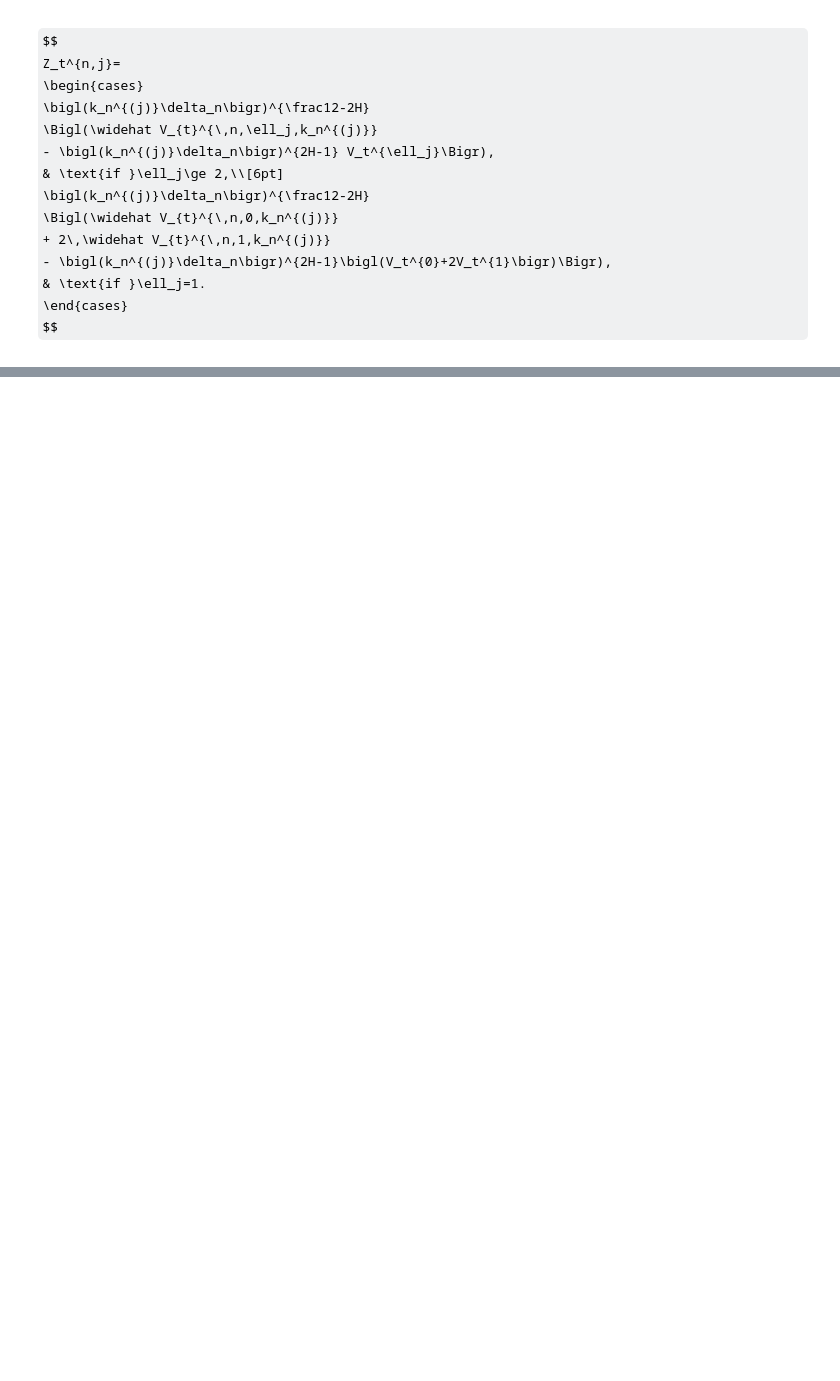
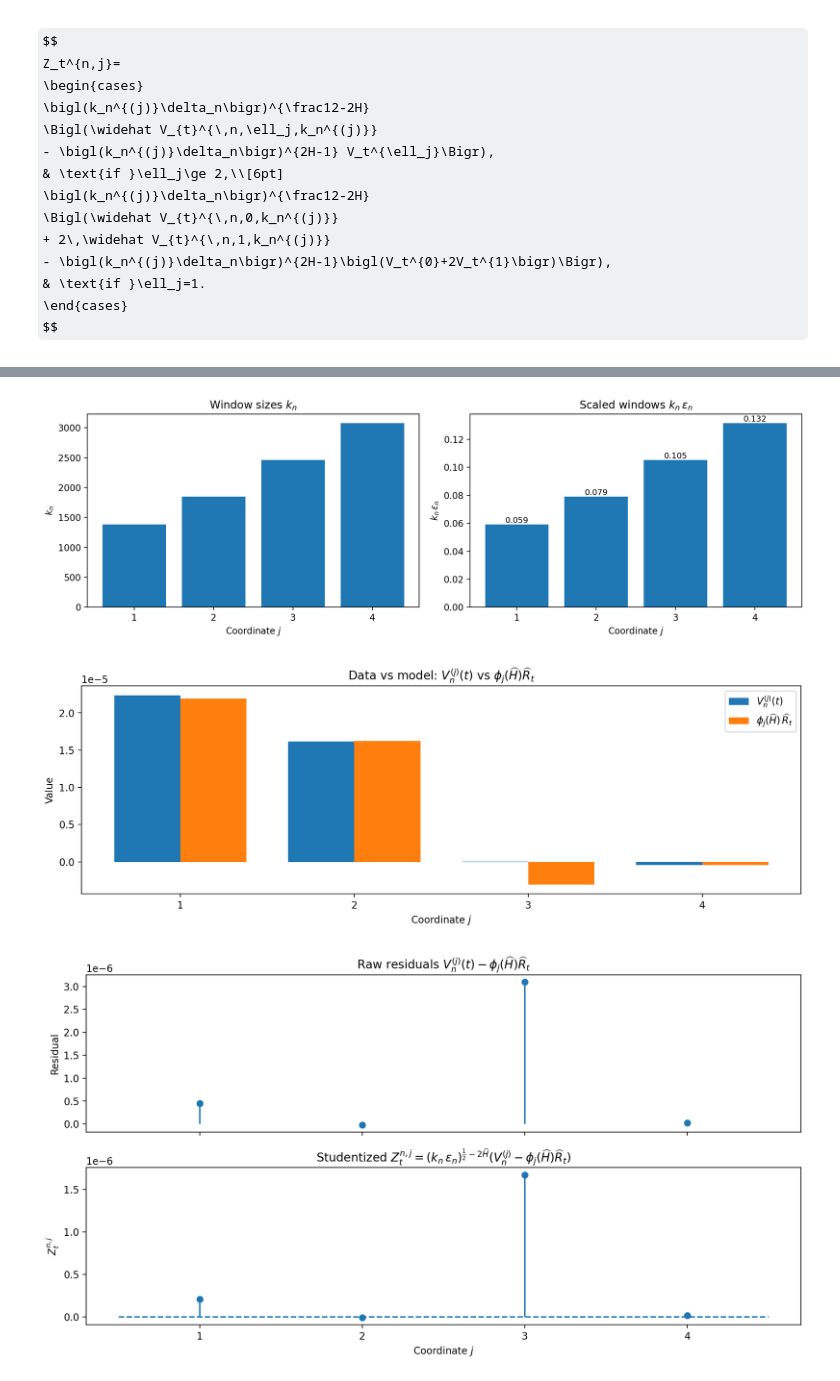
Before and after one commit to leo-ai-for-trading/hurst_inference, a Jupyter notebook: notebooks/robust-inf-v1.ipynb, the cells around one changed output, grey strips where cells are left out. Cells and saved outputs as stored; diff of their text form; code cells hidden in the pictures; some formulas as TeX source; blank space fills up the shorter version.

Commit message:
Plot correction

```diff
--- a/notebooks/robust-inf-v1.ipynb
+++ b/notebooks/robust-inf-v1.ipynb
@@ -1147,9 +1245,9 @@ def plot_gmm_results(res, setup=None, *, save=False, prefix="gmm_plots"):
 
     width = 0.38
     fig, ax = plt.subplots(figsize=(11, 4))
-    ax.bar(js - width/2, rV, width=width, label=r"$rV_n^{(j)}(t)$")
+    ax.bar(js - width/2, rV, width=width, label=r"$V_n^{(j)}(t)$")
     ax.bar(js + width/2, pred, width=width, label=rf"$\phi_j(\widehat{{H}})\,\widehat{{R}}_t$")
-    ax.set_title(r"Data vs model: $rV_n^{(j)}(t)$ vs $\phi_j(\widehat{H})\widehat{R}_t$")
+    ax.set_title(r"Data vs model: $V_n^{(j)}(t)$ vs $\phi_j(\widehat{H})\widehat{R}_t$")
     ax.set_xlabel("Coordinate $j$")
     ax.set_ylabel("Value")
     ax.set_xticks(js)
@@ -1161,14 +1259,14 @@ def plot_gmm_results(res, setup=None, *, save=False, prefix="gmm_plots"):
     fig, ax = plt.subplots(2, 1, figsize=(11, 6), sharex=True)
 
     stem_compat(ax[0], js, resid, basefmt=" ", linefmt="-", markerfmt="o")
-    ax[0].set_title(r"Raw residuals $rV_n^{(j)}(t) - \phi_j(\widehat{H})\widehat{R}_t$")
+    ax[0].set_title(r"Raw residuals $V_n^{(j)}(t) - \phi_j(\widehat{H})\widehat{R}_t$")
     ax[0].set_ylabel("Residual")
 
     stem_compat(ax[1], js, Z, basefmt=" ", linefmt="-", markerfmt="o")
     ax[1].hlines([0], js.min()-0.5, js.max()+0.5, linestyles="dashed")
     ax[1].set_title(
         rf"Studentized $Z_t^{{n,j}}=(k_n\,{mesh_math})^{{\frac{{1}}{{2}}-2\widehat{{H}}}}"
-        r"(rV_n^{(j)}-\phi_j(\widehat{H})\widehat{R}_t)$"
+        r"(V_n^{(j)}-\phi_j(\widehat{H})\widehat{R}_t)$"
     )
     ax[1].set_xlabel("Coordinate $j$")
     ax[1].set_ylabel(r"$Z_t^{n,j}$")
@@ -1193,7 +1291,7 @@ def plot_gmm_results(res, setup=None, *, save=False, prefix="gmm_plots"):
     plt.figure(figsize=(10, 4))
     plt.plot(H_grid, obj)
     plt.axvline(Hhat, linestyle="--")
-    plt.title(r"Objective profile $\|rV_n(t)-\phi(H)R(H)\|^2$ over $H$")
+    plt.title(r"Objective profile $\|V_n(t)-\phi(H)R(H)\|^2$ over $H$")
     plt.xlabel(r"$H$")
     plt.ylabel("Objective")
     plt.tight_layout()
@@ -1201,30 +1299,34 @@ def plot_gmm_results(res, setup=None, *, save=False, prefix="gmm_plots"):
     plt.show()
 
     Hs = np.linspace(0.05, 0.49, 300)
     Phi_curves = np.vstack([[phi_combo_fn(h, r) for h in Hs] for r in rhos])
     plt.figure(figsize=(10, 4))
     for i, r in enumerate(rhos):
         plt.plot(Hs, Phi_curves[i, :], label=rf"$\phi_{{\rho={r}}}(H)$")
     vals_at_hat = [phi_combo_fn(Hhat, r) for r in rhos]
     plt.scatter([Hhat] * len(rhos), vals_at_hat)
     plt.title(r"Deterministic kernels $\phi_\rho(H)$ for used lags")
     plt.xlabel(r"$H$")
     plt.ylabel(r"$\phi_\rho(H)$")
     plt.legend()
     plt.tight_layout()
     if save: plt.savefig(f"{prefix}_phi_curves.png", dpi=150)
     plt.show()
 
 
 try:
     get_ipython()
     import matplotlib_inline.backend_inline as _bi
     _bi.set_matplotlib_formats('retina')
 except Exception:
     pass
 
 if "res" not in globals():
     raise NameError("`res` is not defined. Run the estimator first to create `res`.")
 _plot_setup = setup if "setup" in globals() else None
 
 plot_gmm_results(res, _plot_setup, save=False)
+# %% [output]
+[figure, added]
+[figure, added]
+[figure, added]
```
Also changed, not shown: parts of 7 cells of this notebook.
